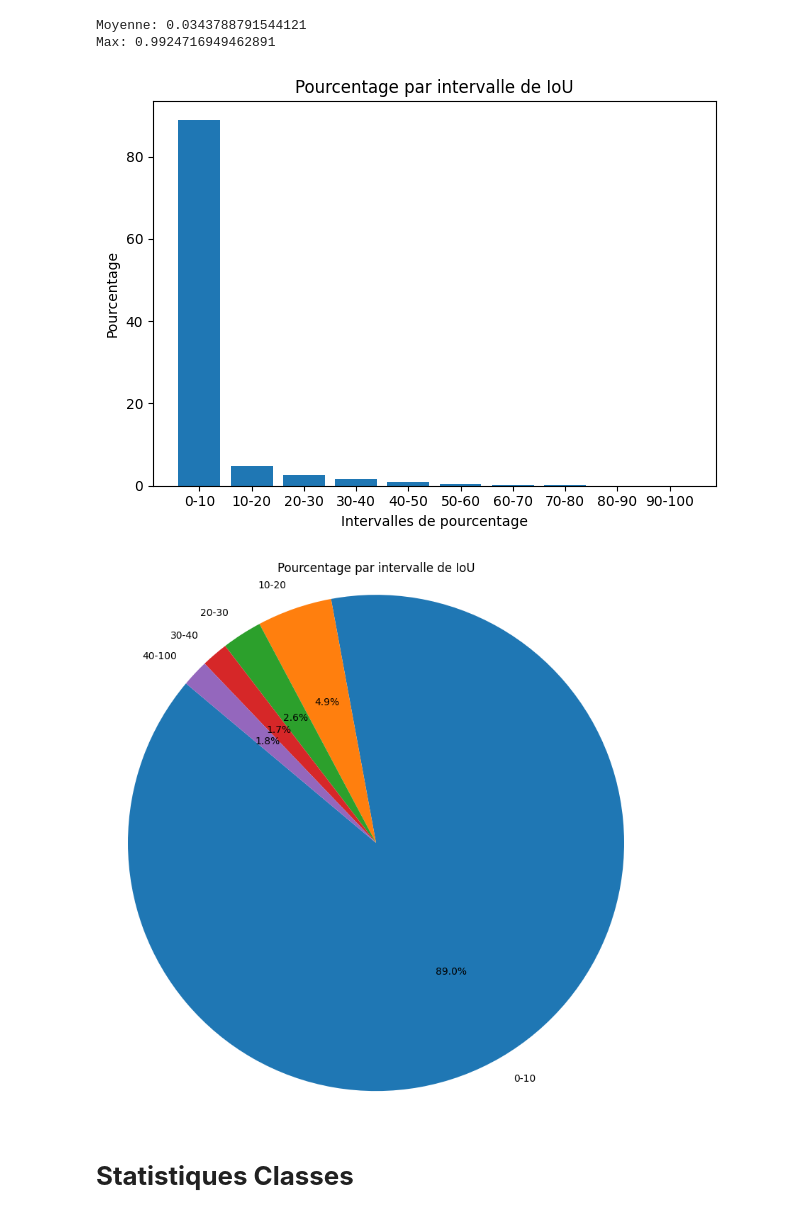
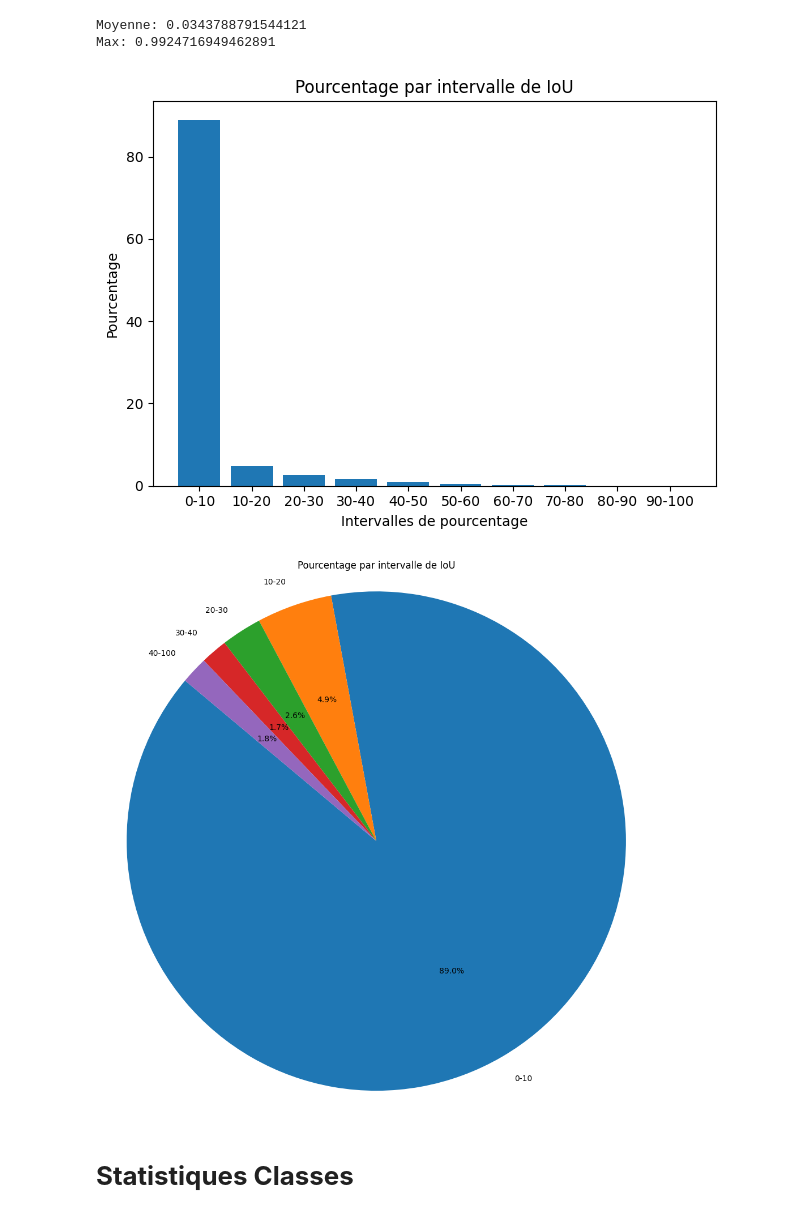
Before and after one commit to OtokoNoKage/Deep-Learning, a Jupyter notebook: Object Detection/YOLO/YOLOV1/Statistics_VOC2007.ipynb, the cells around one changed output. Drawn from its saved outputs; the diff is of its cells as text; code cells hidden in the pictures.

```diff
--- a/Object Detection/YOLO/YOLOV1/Statistics_VOC2007.ipynb
+++ b/Object Detection/YOLO/YOLOV1/Statistics_VOC2007.ipynb
@@ -113,34 +113,34 @@ for iou in tqdm(IoUs, total=len(IoUs)):
 # %%
 import matplotlib.pyplot as plt
 
 percentages = [IoU_threshold / len(IoUs) * 100 for IoU_threshold in IoUs_Threshold if IoU_threshold]
 labels = [f'{i * 10}-{(i+1) * 10}' for i in range(len(IoUs_Threshold))]
 
 plt.bar(range(len(IoUs_Threshold)), percentages)
 plt.xticks(range(len(IoUs_Threshold)), [f'{i * 10}-{(i+1) * 10}' for i in range(len(IoUs_Threshold))])
 plt.xlabel('Intervalles de pourcentage')
 plt.ylabel('Pourcentage')
 plt.title('Pourcentage par intervalle de IoU')
 plt.tight_layout()
 plt.show()
 
 i = 0
 for index, p in enumerate(percentages):
     if p < 1:
         i = index
         break
 percentages = [p for p in percentages[:i]] + [sum(percentages[i:])]
 labels = [l for l in labels[:i]] + [labels[i].split('-')[0] + "-" + labels[-1].split('-')[1]]
-plt.figure(figsize=(8, 8))
+plt.figure(figsize=(10, 10))
 plt.pie(percentages, labels=labels, autopct='%1.1f%%', startangle=140)
 plt.title('Pourcentage par intervalle de IoU')
 
 plt.axis('equal')
 plt.tight_layout()
 plt.show()
 # %% [output]
 [figure]
-[figure, old version]
+[figure, new version]
 # %% [markdown]
 # **Statistiques Classes**
 # %%
```
Also changed, not shown: parts of 1 cell of this notebook, 2 other files.
